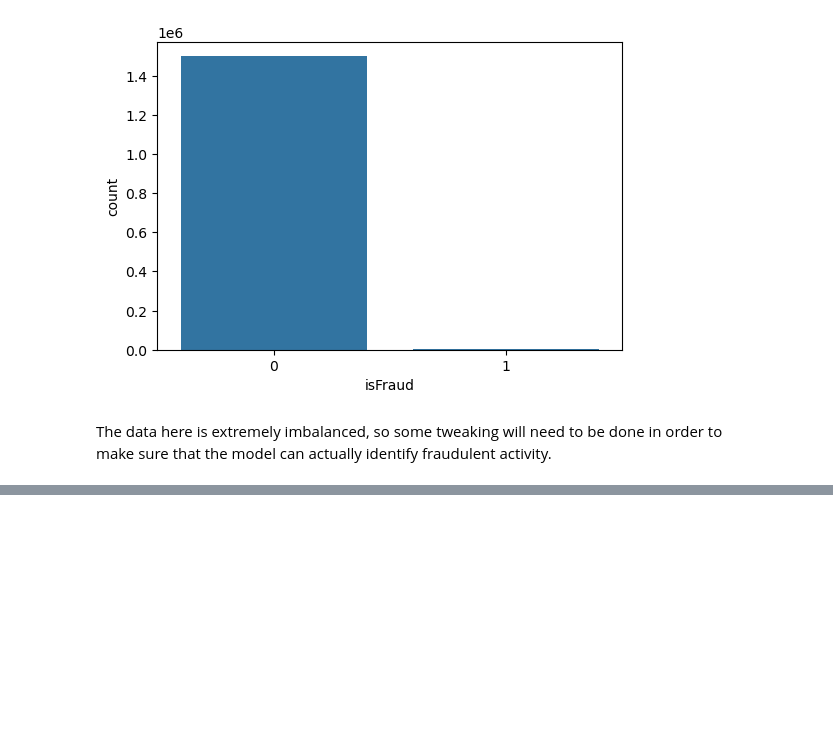
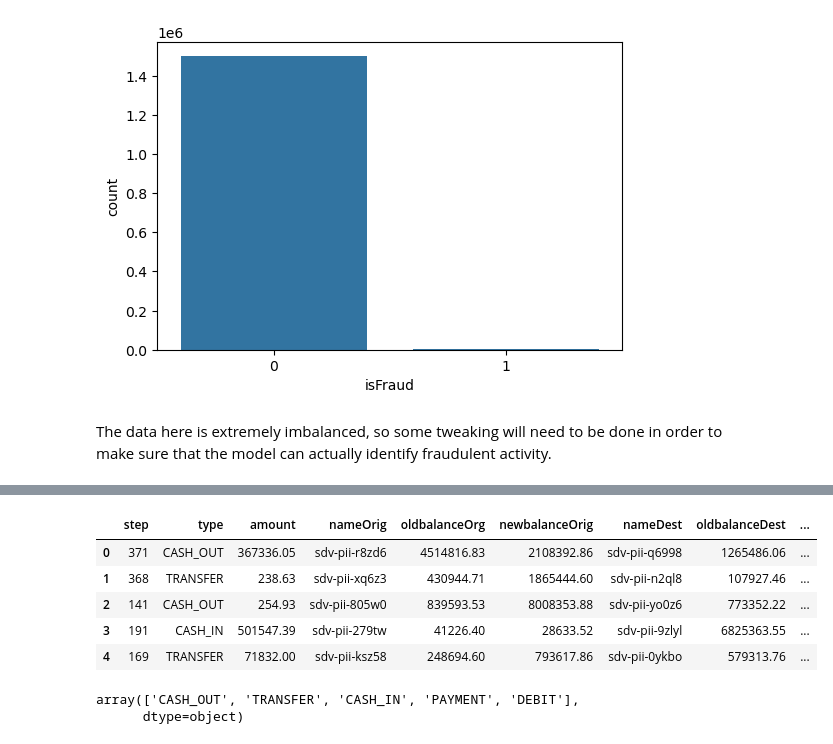
Before and after one commit to WHooper03/Fraud-Detection, a Jupyter notebook: fraud_detection.ipynb, the cells around one changed output, grey strips where cells are left out. Drawn from its saved outputs; the diff is of its cells as text; code cells hidden in the pictures; blank space fills up the shorter version.

```diff
--- a/fraud_detection.ipynb
+++ b/fraud_detection.ipynb
@@ -80,0 +175,14 @@ The data here is extremely imbalanced, so some tweaking will need to be done in
+# %%
+data.head(5)
+# %% [output]
+|  | step | type | amount | nameOrig | oldbalanceOrg | newbalanceOrig | nameDest | oldbalanceDest | ... |
+| 0 | 371 | CASH_OUT | 367336.05 | sdv-pii-r8zd6 | 4514816.83 | 2108392.86 | sdv-pii-q6998 | 1265486.06 | ... |
+| 1 | 368 | TRANSFER | 238.63 | sdv-pii-xq6z3 | 430944.71 | 1865444.60 | sdv-pii-n2ql8 | 107927.46 | ... |
+| 2 | 141 | CASH_OUT | 254.93 | sdv-pii-805w0 | 839593.53 | 8008353.88 | sdv-pii-yo0z6 | 773352.22 | ... |
+| 3 | 191 | CASH_IN | 501547.39 | sdv-pii-279tw | 41226.40 | 28633.52 | sdv-pii-9zlyl | 6825363.55 | ... |
+| 4 | 169 | TRANSFER | 71832.00 | sdv-pii-ksz58 | 248694.60 | 793617.86 | sdv-pii-0ykbo | 579313.76 | ... |
+# %%
+df['type'].unique()
+# %% [output]
+array(['CASH_OUT', 'TRANSFER', 'CASH_IN', 'PAYMENT', 'DEBIT'],
+      dtype=object)
```
Also changed, not shown: parts of 44 cells of this notebook.
